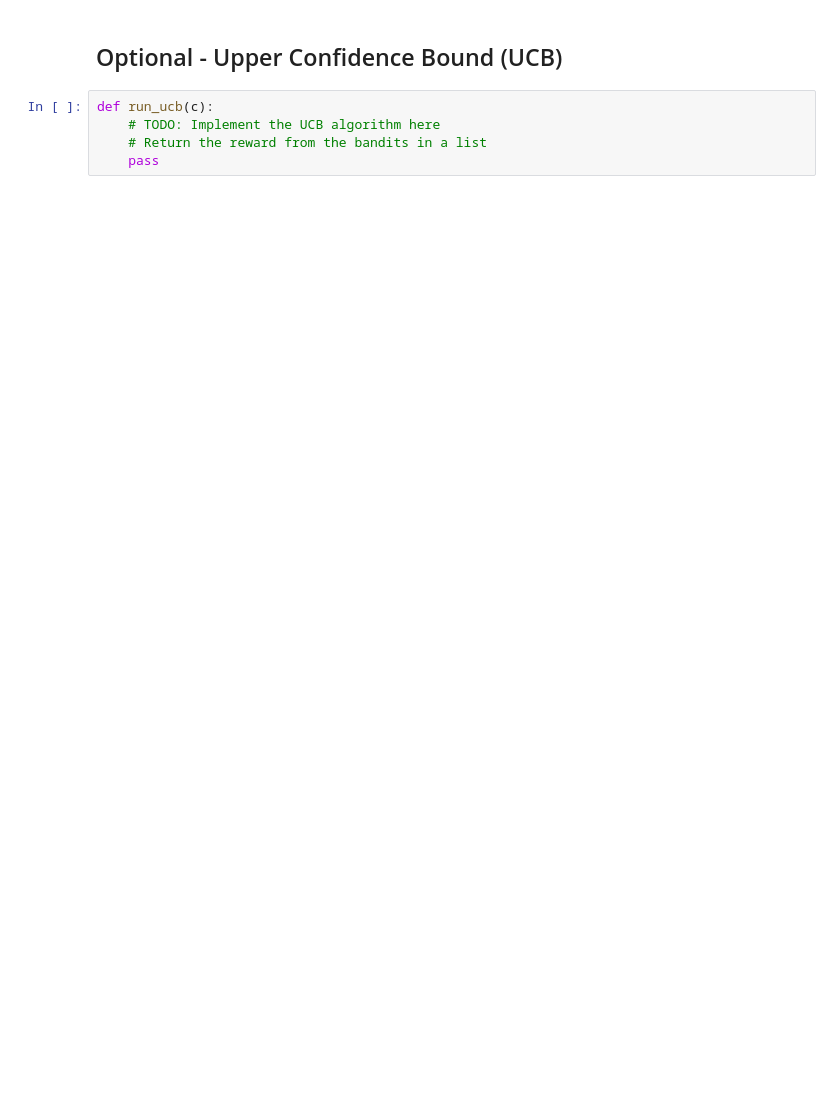
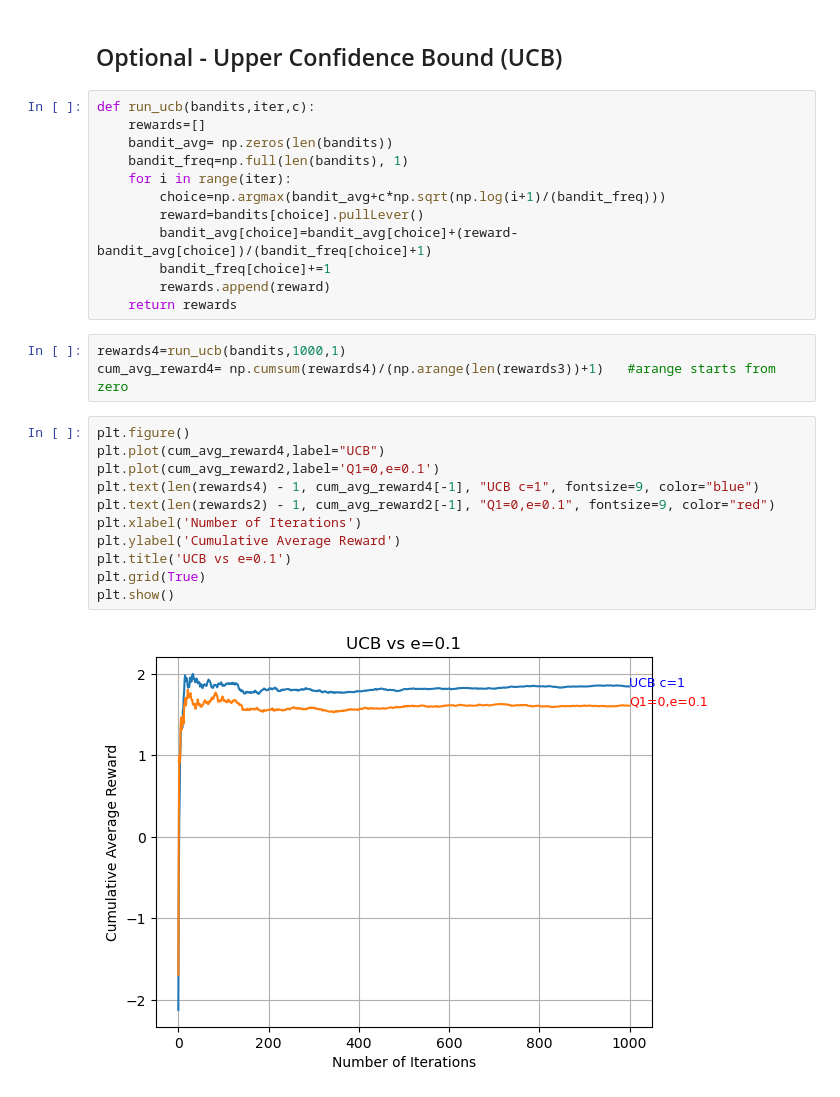
Before and after one commit to medhanshv/WiDS-2024-Can-Computers-Think, a Jupyter notebook: Week 1/work_on_bandits.ipynb, the cells around one changed output. Saved outputs shown, nothing was run; the diff lists cells and outputs as text; blank space fills up the shorter version.

```diff
--- a/Week 1/work_on_bandits.ipynb
+++ b/Week 1/work_on_bandits.ipynb
@@ -156,7 +156,30 @@ plt.show()
 # %% [markdown]
 ## Optional - Upper Confidence Bound (UCB)
-# %%
-def run_ucb(c):
-    # TODO: Implement the UCB algorithm here
-    # Return the reward from the bandits in a list
-    pass
+# %%
+def run_ucb(bandits,iter,c):
+    rewards=[]
+    bandit_avg= np.zeros(len(bandits))
+    bandit_freq=np.full(len(bandits), 1)
+    for i in range(iter):
+        choice=np.argmax(bandit_avg+c*np.sqrt(np.log(i+1)/(bandit_freq)))
+        reward=bandits[choice].pullLever()
+        bandit_avg[choice]=bandit_avg[choice]+(reward-bandit_avg[choice])/(bandit_freq[choice]+1)
+        bandit_freq[choice]+=1
+        rewards.append(reward)
+    return rewards
+# %%
+rewards4=run_ucb(bandits,1000,1)
+cum_avg_reward4= np.cumsum(rewards4)/(np.arange(len(rewards3))+1)   #arange starts from zero
+# %%
+plt.figure()
+plt.plot(cum_avg_reward4,label="UCB")
+plt.plot(cum_avg_reward2,label='Q1=0,e=0.1')
+plt.text(len(rewards4) - 1, cum_avg_reward4[-1], "UCB c=1", fontsize=9, color="blue")
+plt.text(len(rewards2) - 1, cum_avg_reward2[-1], "Q1=0,e=0.1", fontsize=9, color="red")
+plt.xlabel('Number of Iterations')
+plt.ylabel('Cumulative Average Reward')
+plt.title('UCB vs e=0.1')
+plt.grid(True)
+plt.show()
+# %% [output]
+[figure, added]
```
Also changed, not shown: parts of 7 cells of this notebook, 1 other file.
